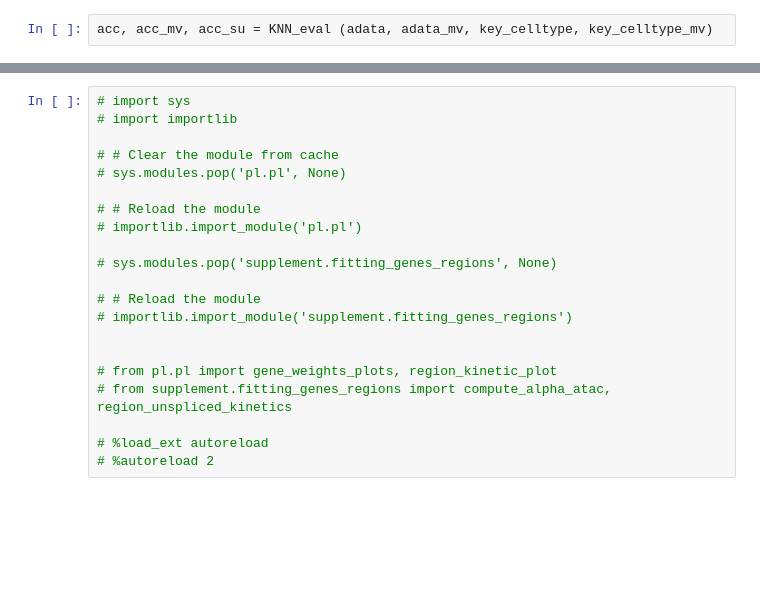
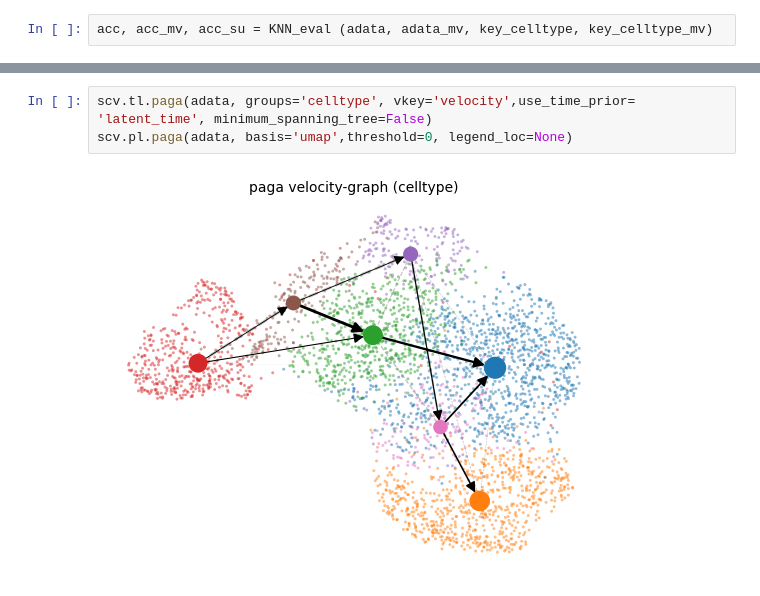
Before and after one commit to StatBiomed/CRAK-Velo, a Jupyter notebook: notebooks/Fig2.ipynb, the cells around one changed output, grey strips where cells are left out. Cells and saved outputs as stored; diff of their text form; blank space fills up the shorter version.

```diff
--- a/notebooks/Fig2.ipynb
+++ b/notebooks/Fig2.ipynb
@@ -111,21 +94,5 @@ plt.legend()
-# %%
-# import sys
-# import importlib
-
-# # Clear the module from cache
-# sys.modules.pop('pl.pl', None)
-
-# # Reload the module
-# importlib.import_module('pl.pl')
-
-# sys.modules.pop('supplement.fitting_genes_regions', None)
-
-# # Reload the module
-# importlib.import_module('supplement.fitting_genes_regions')
-
-
-# from pl.pl import gene_weights_plots, region_kinetic_plot
-# from supplement.fitting_genes_regions import compute_alpha_atac, region_unspliced_kinetics
-
-# %load_ext autoreload
-# %autoreload 2
+# %%
+scv.tl.paga(adata, groups='celltype', vkey='velocity',use_time_prior= 'latent_time', minimum_spanning_tree=False)
+scv.pl.paga(adata, basis='umap',threshold=0, legend_loc=None)
+# %% [output]
+[figure, added]
```
Also changed, not shown: parts of 10 cells of this notebook, 13 other files.
